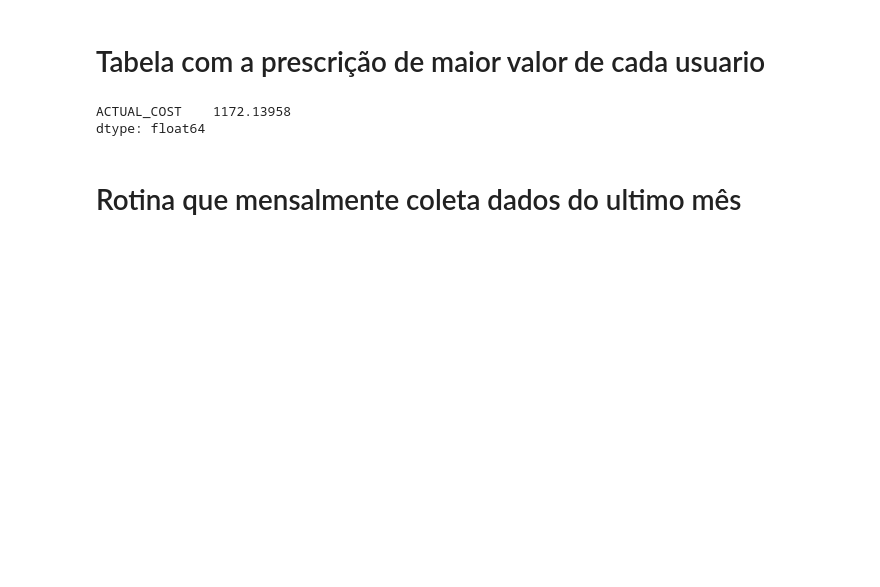
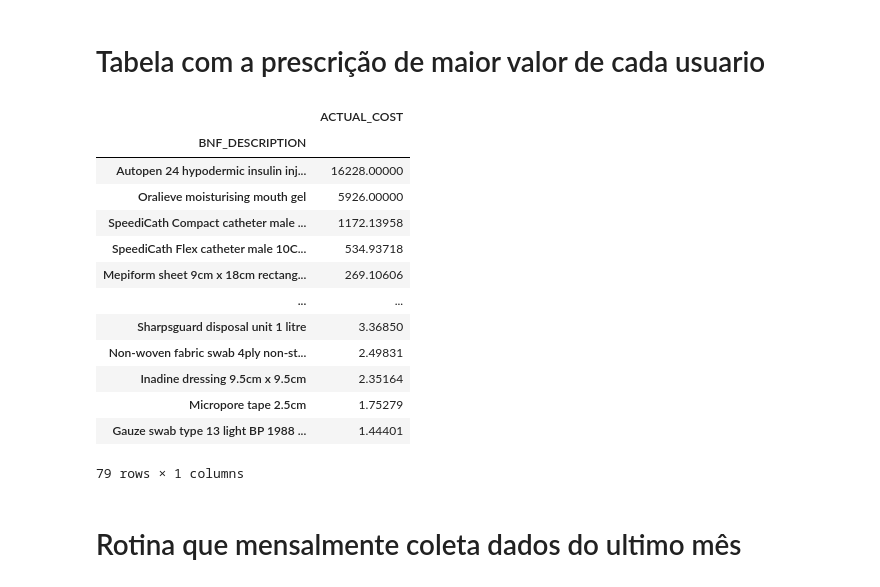
Before and after one commit to Dalerem/projeto, a Jupyter notebook: desafio.ipynb, the cells around one changed output. Saved outputs shown, nothing was run; the diff lists cells and outputs as text; code cells hidden in the pictures; blank space fills up the shorter version.

```diff
--- a/desafio.ipynb
+++ b/desafio.ipynb
@@ -153,12 +153,25 @@ print(preco())
 # Tabela com a prescrição de maior valor de cada usuario
 # %%
 def valor_maior():
-    maior_valor = dados_df[['BNF_DESCRIPTION', 'ACTUAL_COST']].groupby('BNF_DESCRIPTION').sum().max()
+    maior_valor = dados_df[['BNF_DESCRIPTION', 'ACTUAL_COST']].groupby('BNF_DESCRIPTION').sum().sort_values(by='ACTUAL_COST', ascending=False)
     return maior_valor
-print(valor_maior())
+
+display(valor_maior())
 # %% [output]
+|  | ACTUAL_COST |
+| BNF_DESCRIPTION |  |
+| Autopen 24 hypodermic insulin inj... | 16228.00000 |
+| Oralieve moisturising mouth gel | 5926.00000 |
+| SpeediCath Compact catheter male ... | 1172.13958 |
+| SpeediCath Flex catheter male 10C... | 534.93718 |
+| Mepiform sheet 9cm x 18cm rectang... | 269.10606 |
+| ... | ... |
+| Sharpsguard disposal unit 1 litre | 3.36850 |
+| Non-woven fabric swab 4ply non-st... | 2.49831 |
+| Inadine dressing 9.5cm x 9.5cm | 2.35164 |
+| Micropore tape 2.5cm | 1.75279 |
+| Gauze swab type 13 light BP 1988 ... | 1.44401 |
-ACTUAL_COST    1172.13958
-dtype: float64
+79 rows × 1 columns
 # %% [markdown]
 # Rotina que mensalmente coleta dados do ultimo mês
 # %%
```
Also changed, not shown: parts of 9 cells of this notebook.
